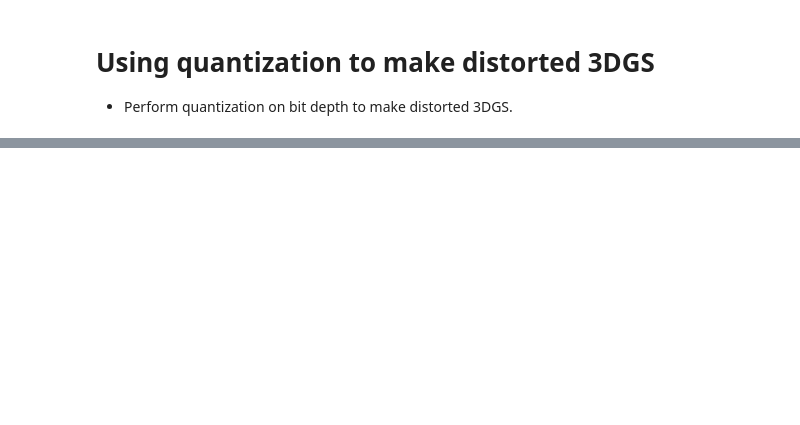
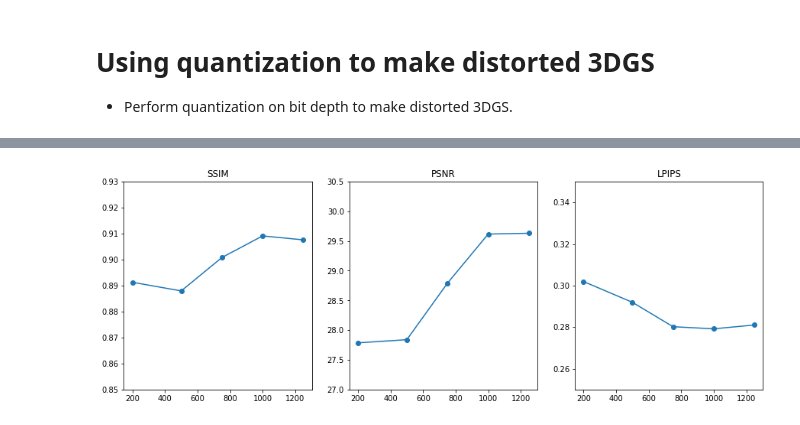
Before and after one commit to Shiyuang-scu/gaussian-splatting, a Jupyter notebook: script.ipynb, the cells around one changed output, grey strips where cells are left out. Drawn from its saved outputs; the diff is of its cells as text; code cells hidden in the pictures; blank space fills up the shorter version.

```diff
--- a/script.ipynb
+++ b/script.ipynb
@@ -260,0 +296,13 @@ for group in quantize_group_list:
+# %%
+root = "/Volumes/Research/3dgs-dataset/apartment"
+
+dataset_size_list = [200, 500, 750, 1000, 1250]
+size_quality_dict = {}
+
+for size in dataset_size_list:
+    input_dir = f"{root}/{size}/results.json"
+    results = json.load(open(input_dir)) # format like {'ours_1': {'SSIM': 0.8912749886512756, 'PSNR': 27.785762786865234, 'LPIPS': 0.30192533135414124}}
+    # read the SSIM, PSNR, LPIPS from the results
+    for key in results.keys():
+        size_quality_dict[size] = results[key]
+size_quality_dict
@@ -260,0 +325,19 @@ for group in quantize_group_list:
+# %%
+# plot the SSIM, PSNR, LPIPS against the dataset size
+fig, axs = plt.subplots(1, 3, figsize=(15, 5))
+
+axs[0].plot(size_quality_dict.keys(), [value['SSIM'] for value in size_quality_dict.values()], marker='o')
+axs[0].set_title('SSIM')
+axs[0].set_ylim(0.85, 0.93)
+
+axs[1].plot(size_quality_dict.keys(), [value['PSNR'] for value in size_quality_dict.values()], marker='o')
+axs[1].set_title('PSNR')
+axs[1].set_ylim(27, 30.5)
+
+axs[2].plot(size_quality_dict.keys(), [value['LPIPS'] for value in size_quality_dict.values()], marker='o')
+axs[2].set_title('LPIPS')
+axs[2].set_ylim(0.25, 0.35)
+
+plt.show()
+# %% [output]
+[figure, added]
```
Also changed, not shown: parts of 20 cells of this notebook, 1 other file.
